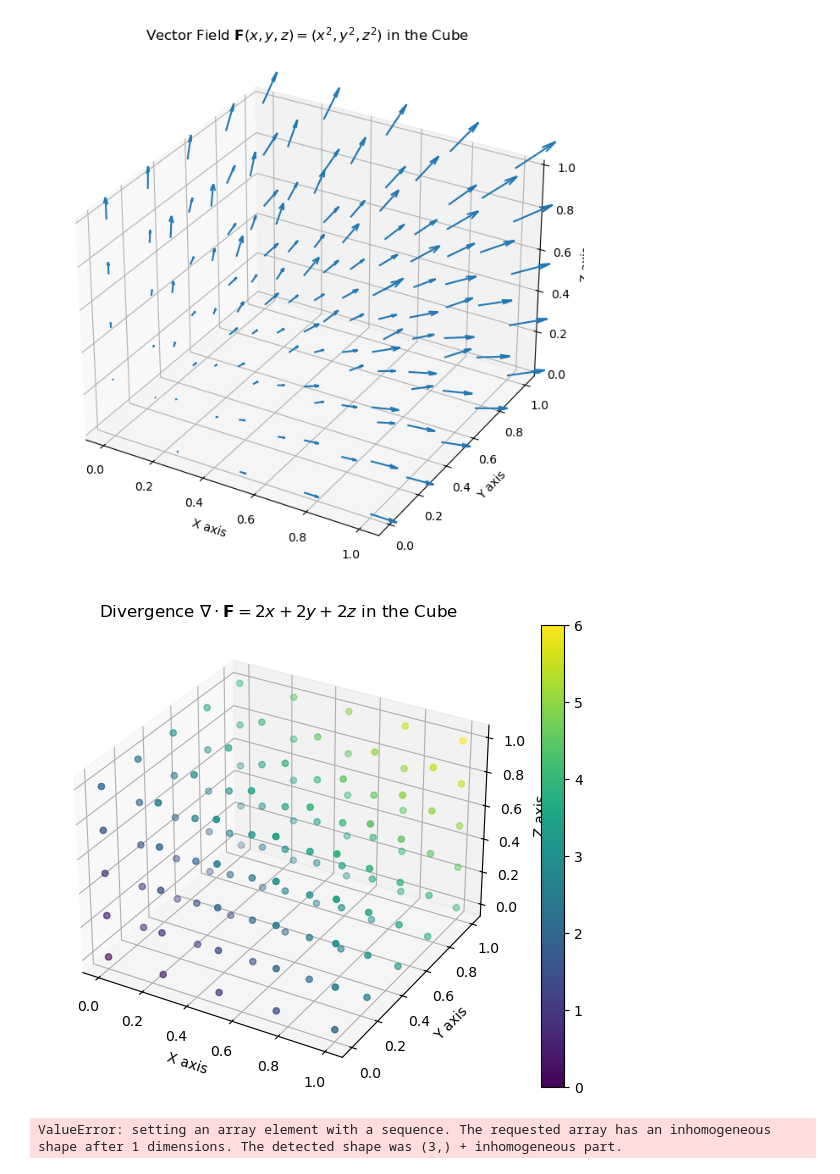
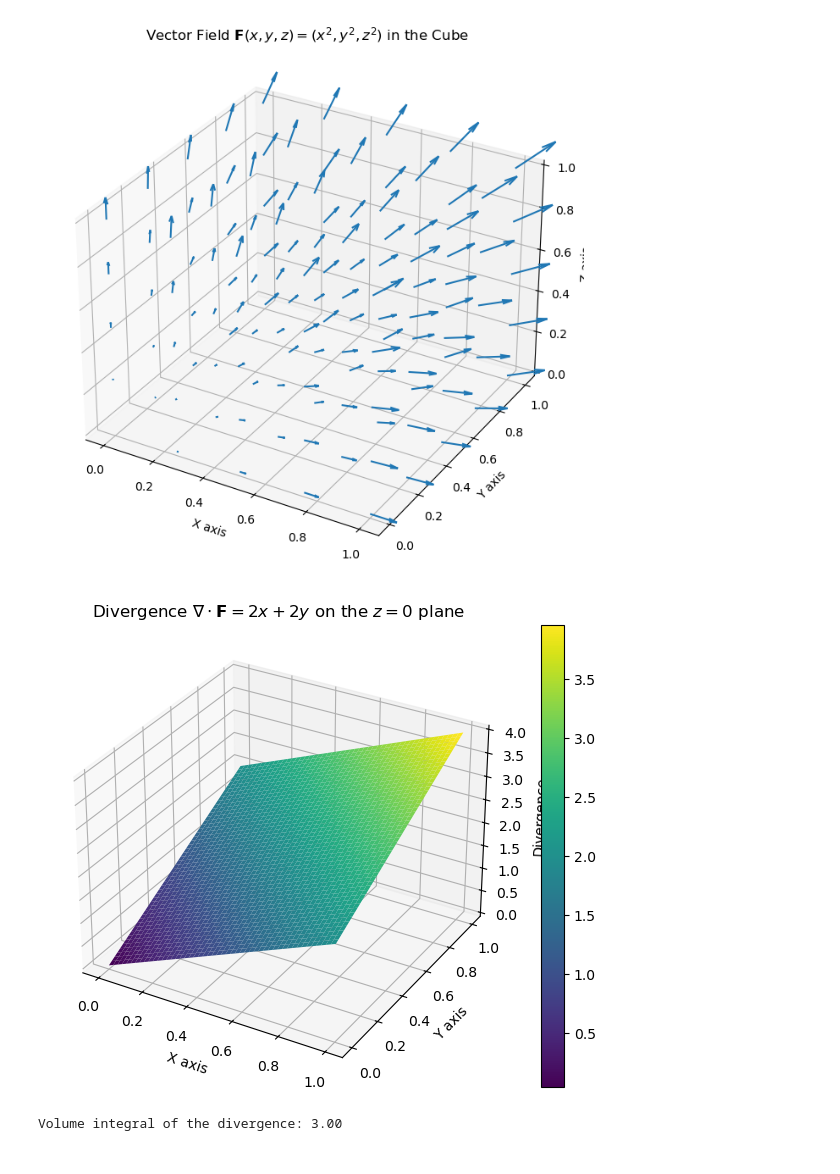
Before and after one commit to carlosdhoyos/fluid_mechanics, a Jupyter notebook: prerequisites_nb.ipynb, the cells around one changed output. Drawn from its saved outputs; the diff is of its cells as text; code cells hidden in the pictures.

```diff
--- a/prerequisites_nb.ipynb
+++ b/prerequisites_nb.ipynb
@@ -139,42 +140,46 @@ plt.show()
 # %% [output]
 [figure]
 # %%
-# Compute the divergence at each point in the cube
-Divergence = 2 * X + 2 * Y + 2 * Z
+import numpy as np
+import matplotlib.pyplot as plt
+from mpl_toolkits.mplot3d import Axes3D
 
-# Create a 3D surface plot for the divergence
+# Create a grid of points in the cube
+n = 50  # Increase the grid density for a smoother surface plot
+x_vals, y_vals = np.linspace(0, 1, n), np.linspace(0, 1, n)
+X, Y = np.meshgrid(x_vals, y_vals)
+
+# Calculate the divergence at z = 0 plane
+Divergence_z0 = 2 * X + 2 * Y  # Since z = 0, the divergence simplifies to 2x + 2y
+
+# Create a 3D surface plot for the divergence on z = 0 plane
 fig = plt.figure(figsize=(8, 6))
 ax = fig.add_subplot(111, projection='3d')
 
-# Plot the divergence field
-divergence_plot = ax.scatter(X, Y, Z, c=Divergence, cmap='viridis', marker='o')
-fig.colorbar(divergence_plot, ax=ax)
+# Plot the surface
+surface_plot = ax.plot_surface(X, Y, Divergence_z0, cmap='viridis', edgecolor='none')
+
+# Add a color bar
+fig.colorbar(surface_plot, ax=ax)
 
 # Set labels
 ax.set_xlabel('X axis')
 ax.set_ylabel('Y axis')
-ax.set_zlabel('Z axis')
-ax.set_title('Divergence $\\nabla \\cdot \\mathbf{F} = 2x + 2y + 2z$ in the Cube')
+ax.set_zlabel('Divergence')
+ax.set_title('Divergence $\\nabla \\cdot \\mathbf{F} = 2x + 2y$ on the $z = 0$ plane')
 
 plt.show()
 # %% [output]
-[figure, old version]
+[figure, new version]
-# %%
-# Calculate the flux through each face of the cube
-# Face at x = 1
-normal_x = np.array([1, 0, 0])
-flux_x_face = np.dot(np.array([1, Y, Z]).T, normal_x)
-
-# Face at y = 1
-normal_y = np.array([0, 1, 0])
-flux_y_face = np.dot(np.array([X, 1, Z]).T, normal_y)
-
-# Face at z = 1
-normal_z = np.array([0, 0, 1])
-flux_z_face = np.dot(np.array([X, Y, 1]).T, normal_z)
-
-# Total flux
-total_flux = np.sum(flux_x_face) + np.sum(flux_y_face) + np.sum(flux_z_face)
-print(f"Total surface flux: {total_flux}")
-# %% [output]
-ValueError: setting an array element with a sequence. The requested array has an inhomogeneous shape after 1 dimensions. The detected shape was (3,) + inhomogeneous part.
+# %%
+from scipy.integrate import tplquad
+
+# Define the divergence of the vector field
+def divergence(x, y, z):
+    return 2 * x + 2 * y + 2 * z
+
+# Limits of the cube: x, y, z in [0, 1]
+volume_integral, _ = tplquad(divergence, 0, 1, lambda x: 0, lambda x: 1, lambda x, y: 0, lambda x, y: 1)
+print(f"Volume integral of the divergence: {volume_integral:.2f}")
+# %% [output]
+Volume integral of the divergence: 3.00
```
Also changed, not shown: parts of 5 cells of this notebook, 51 other files.
